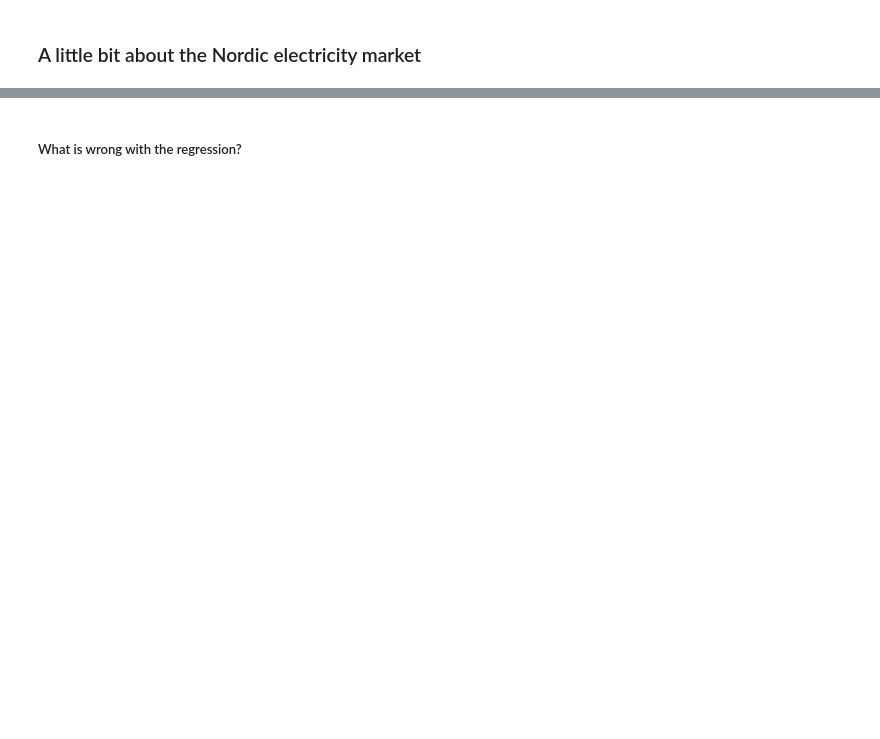
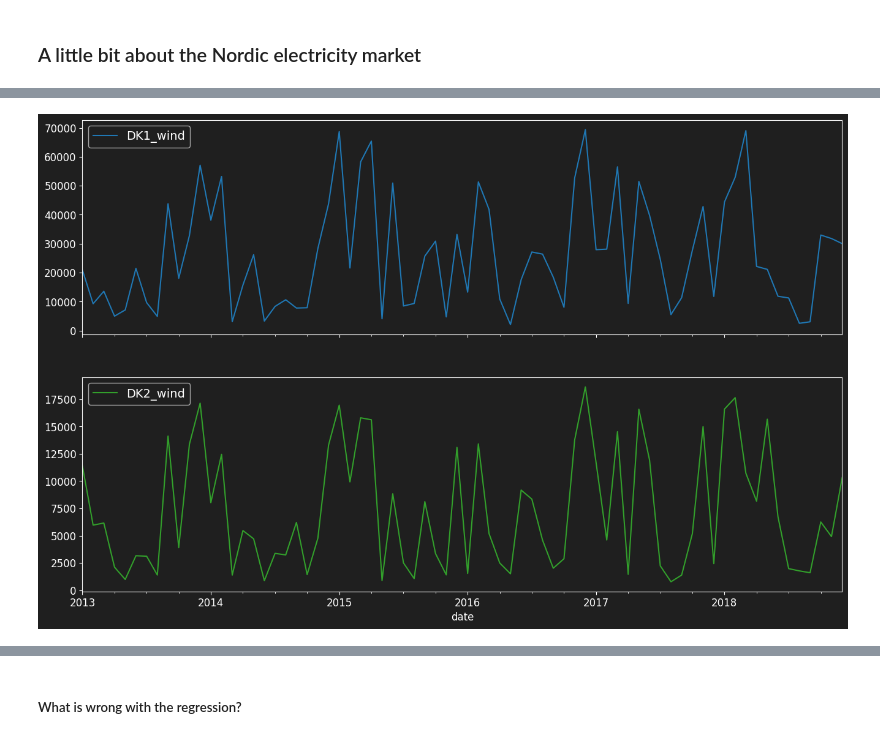
Before and after one commit to sebalexsmith/MET2010, a Jupyter notebook: Labs/Lab 13.ipynb, the cells around one changed output, grey strips where cells are left out. Drawn from its saved outputs; the diff is of its cells as text; code cells hidden in the pictures; blank space fills up the shorter version.

```diff
--- a/Labs/Lab 13.ipynb
+++ b/Labs/Lab 13.ipynb
@@ -43,0 +112,5 @@ pd.set_option('display.max_columns', None)
+# %%
+# Limit the series to data for the two Danish price areas: DK1 and DK2, and merge the datasets:
+DK_df = wind_prod[['date', 'DK1', 'DK2']].merge(elspot[['date', 'DK1', 'DK2']], on = 'date', how = 'inner')
+DK_df.columns =  ['date', 'DK1_wind', 'DK2_wind', 'DK1_price', 'DK2_price']
+DK_df
@@ -43,0 +131,6 @@ pd.set_option('display.max_columns', None)
+# %%
+# Plotting the wind power over time:
+DK_df[['date', 'DK1_wind', 'DK2_wind']].set_index('date').plot(subplots = True)
+plt.show()
+# %% [output]
+[figure, added]
```
Also changed, not shown: parts of 67 cells of this notebook, 1 other file.
